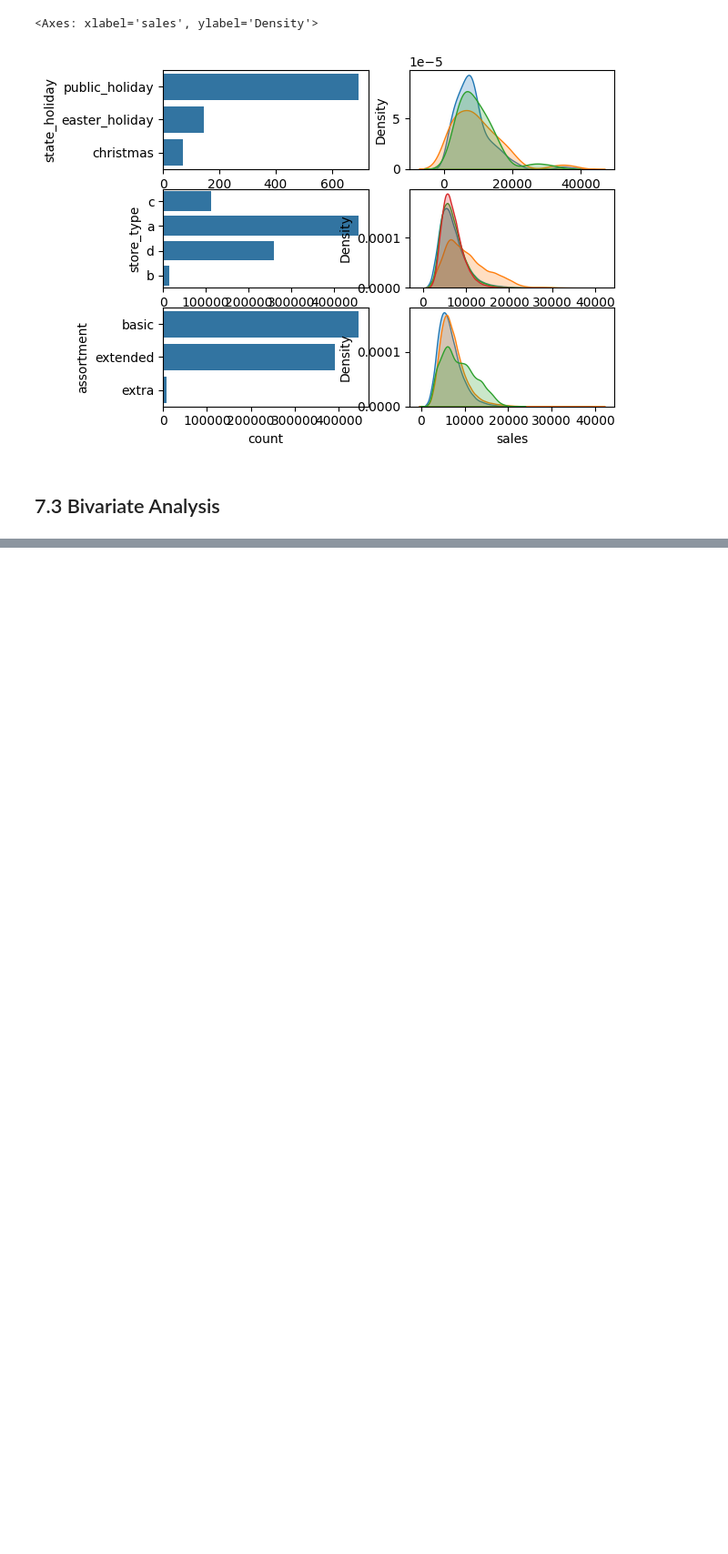
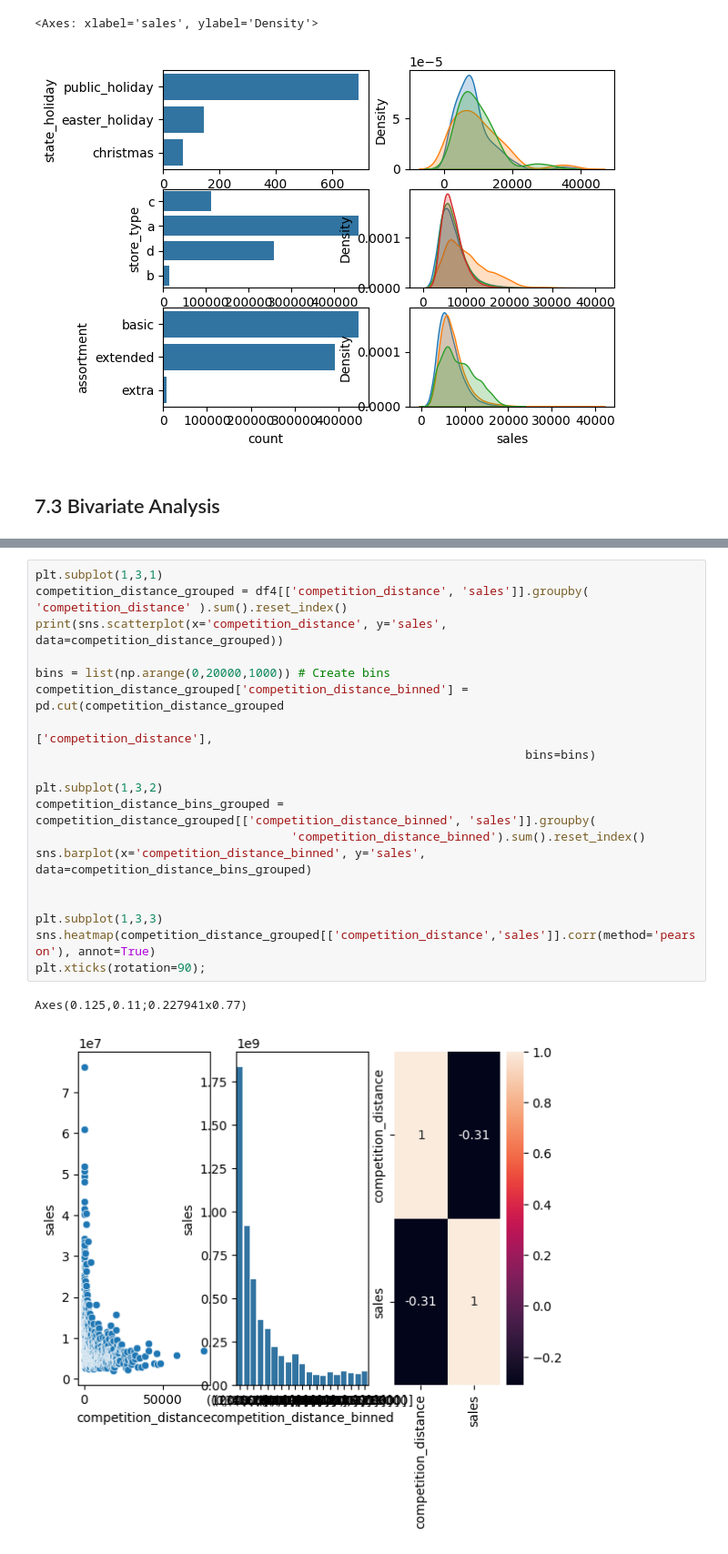
Before and after one commit to thalesluizbraga/eda_rossmann, a Jupyter notebook: eda_rossmann.ipynb, the cells around one changed output, grey strips where cells are left out. Shown: that part at 91% size. Saved outputs shown, nothing was run; the diff lists cells and outputs as text; blank space fills up the shorter version.

```diff
--- a/eda_rossmann.ipynb
+++ b/eda_rossmann.ipynb
@@ -303,0 +334,22 @@ sns.barplot(x=assortment_grouped['assortment'], y=assortment_grouped['sales'], d
+# %%
+plt.subplot(1,3,1)
+competition_distance_grouped = df4[['competition_distance', 'sales']].groupby( 'competition_distance' ).sum().reset_index()
+print(sns.scatterplot(x='competition_distance', y='sales', data=competition_distance_grouped))
+
+bins = list(np.arange(0,20000,1000)) # Create bins
+competition_distance_grouped['competition_distance_binned'] = pd.cut(competition_distance_grouped
+                                                                     ['competition_distance'],
+                                                                     bins=bins)
+
+plt.subplot(1,3,2)
+competition_distance_bins_grouped = competition_distance_grouped[['competition_distance_binned', 'sales']].groupby(
+                                    'competition_distance_binned').sum().reset_index()
+sns.barplot(x='competition_distance_binned', y='sales', data=competition_distance_bins_grouped)
+
+
+plt.subplot(1,3,3)
+sns.heatmap(competition_distance_grouped[['competition_distance','sales']].corr(method='pearson'), annot=True)
+plt.xticks(rotation=90);
+# %% [output]
+Axes(0.125,0.11;0.227941x0.77)
+[figure, added]
```
Also changed, not shown: parts of 11 cells of this notebook.
